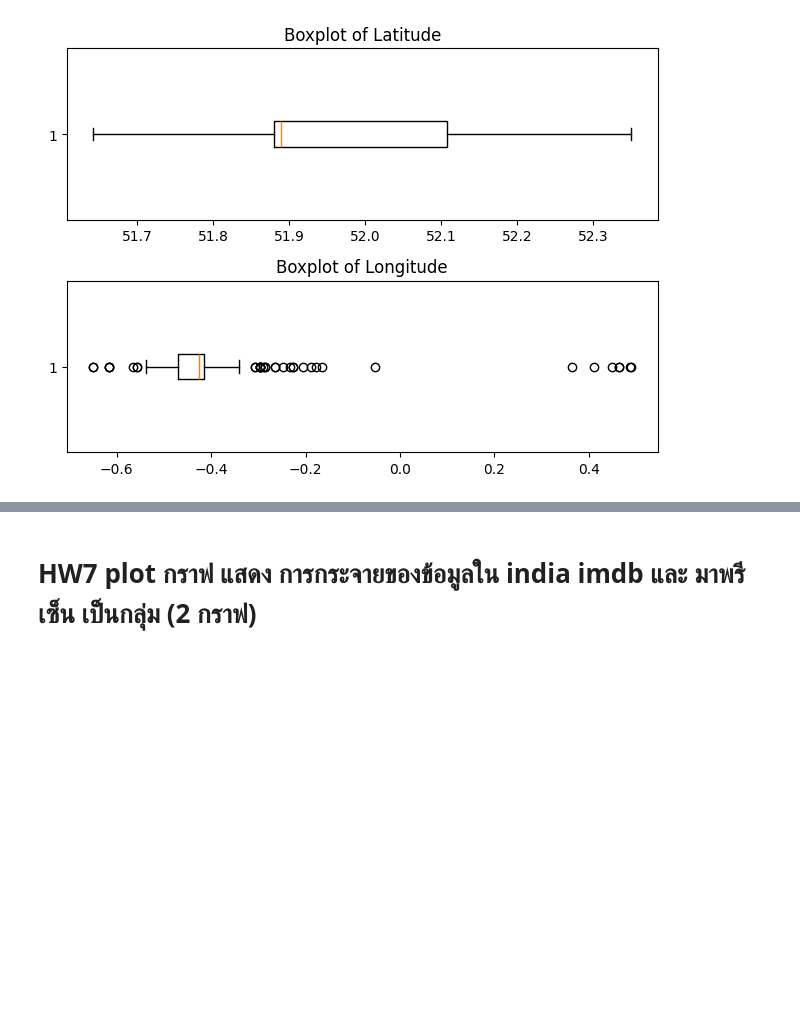
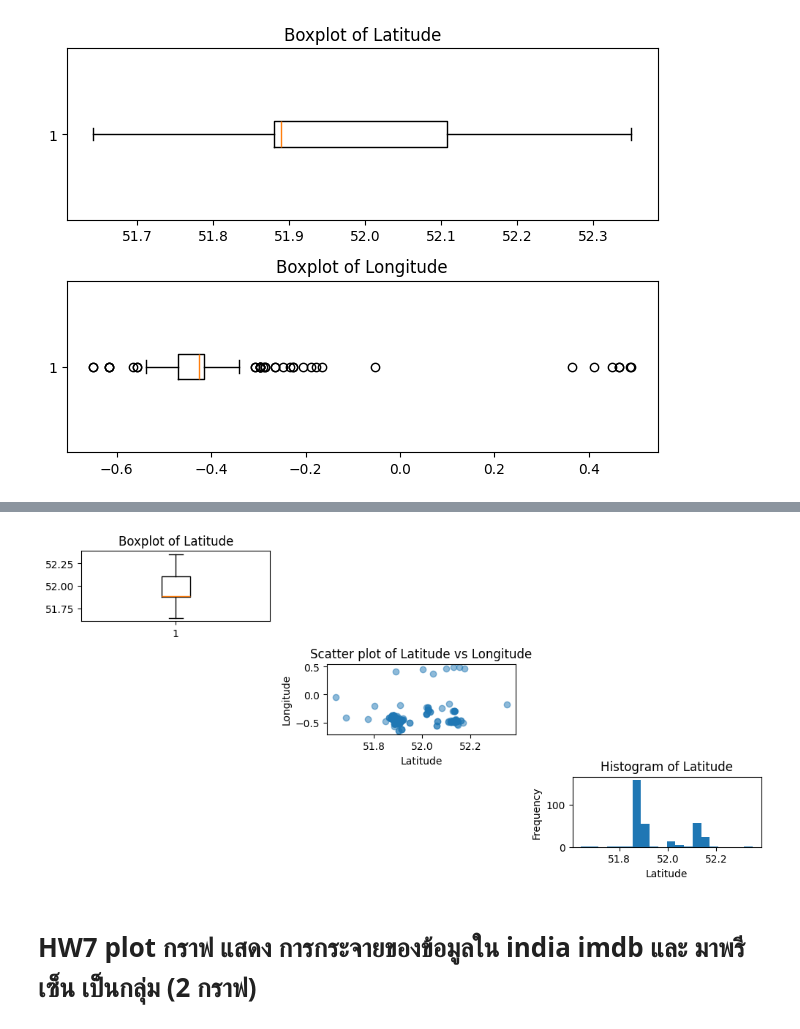
Before and after one commit to bbombver/dataviz2025, a Jupyter notebook: Visualize_Data_Distribution.ipynb, the cells around one changed output, grey strips where cells are left out. Saved outputs shown, nothing was run; the diff lists cells and outputs as text; code cells hidden in the pictures; blank space fills up the shorter version.

```diff
--- a/Visualize_Data_Distribution.ipynb
+++ b/Visualize_Data_Distribution.ipynb
@@ -511,2 +526,28 @@ plt.show()
+# %%
+plt.figure(figsize=(10, 5))
+
+# Boxplot (top-left)
+plt.subplot(3, 3, 1)
+plt.boxplot(stopandsearch_df['Latitude'].dropna())
+plt.title('Boxplot of Latitude')
+
+# Scatter plot (middle)
+plt.subplot(3, 3, 5)
+plt.scatter(stopandsearch_df['Latitude'], stopandsearch_df['Longitude'], alpha=0.5)
+plt.title('Scatter plot of Latitude vs Longitude')
+plt.xlabel('Latitude')
+plt.ylabel('Longitude')
+
+# Histogram (bottom-right)
+plt.subplot(3, 3, 9)
+plt.hist(stopandsearch_df['Latitude'].dropna(), bins=20)
+plt.title('Histogram of Latitude')
+plt.xlabel('Latitude')
+plt.ylabel('Frequency')
+
+plt.tight_layout()
+plt.show()
+# %% [output]
+[figure, added]
 # %% [markdown]
 # HW7 plot กราฟ แสดง การกระจายของข้อมูลใน india imdb และ มาพรีเซ็น เป็นกลุ่ม (2 กราฟ)
```
Also changed, not shown: parts of 2 cells of this notebook.
